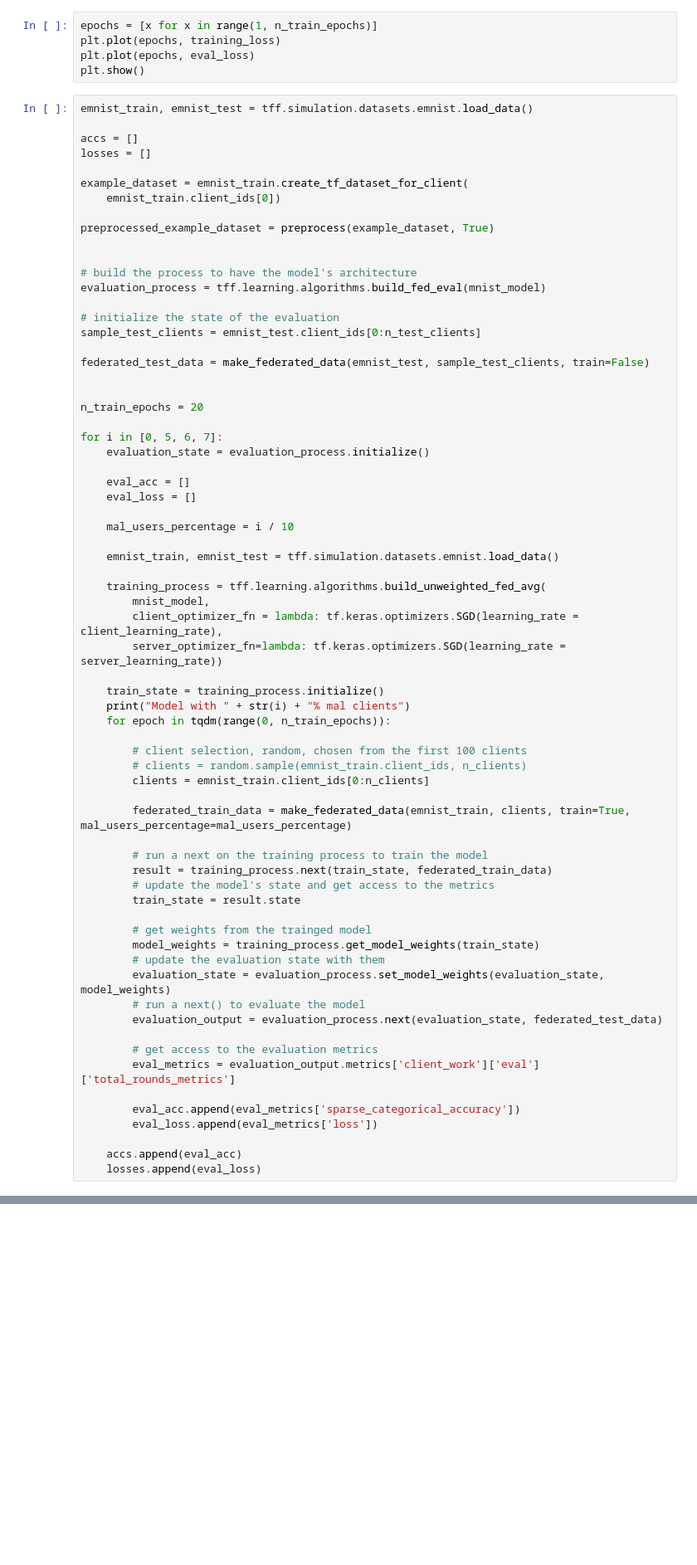
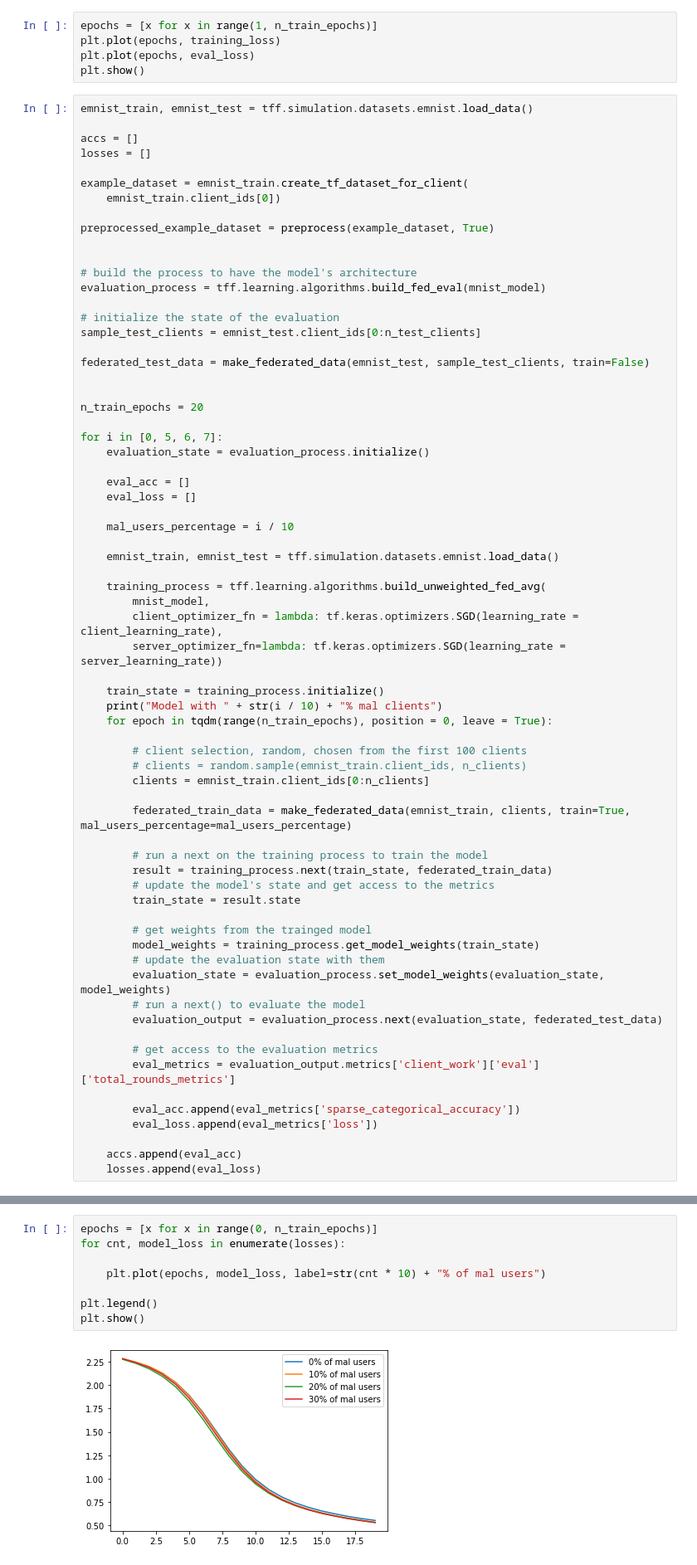
Before and after one commit to nikosgalanis/data-poisoning-defense-fl, a Jupyter notebook: Federated_Training/poison_mnist_fed.ipynb, the cells around one changed output, grey strips where cells are left out. Shown: that part at 83% size. Cells and saved outputs as stored; diff of their text form; blank space fills up the shorter version.

```diff
--- a/Federated_Training/poison_mnist_fed.ipynb
+++ b/Federated_Training/poison_mnist_fed.ipynb
@@ -337,8 +293,8 @@ for i in [0, 5, 6, 7]:
         server_optimizer_fn=lambda: tf.keras.optimizers.SGD(learning_rate = server_learning_rate))
 
     train_state = training_process.initialize()
-    print("Model with " + str(i) + "% mal clients")
-    for epoch in tqdm(range(0, n_train_epochs)):
+    print("Model with " + str(i / 10) + "% mal clients")
+    for epoch in tqdm(range(n_train_epochs), position = 0, leave = True):
 
         # client selection, random, chosen from the first 100 clients
         # clients = random.sample(emnist_train.client_ids, n_clients)
@@ -380,0 +340,10 @@ plt.show()
+# %%
+epochs = [x for x in range(0, n_train_epochs)]
+for cnt, model_loss in enumerate(losses):
+
+    plt.plot(epochs, model_loss, label=str(cnt * 10) + "% of mal users")
+
+plt.legend()
+plt.show()
+# %% [output]
+[figure, added]
```
Also changed, not shown: parts of 7 cells of this notebook.
